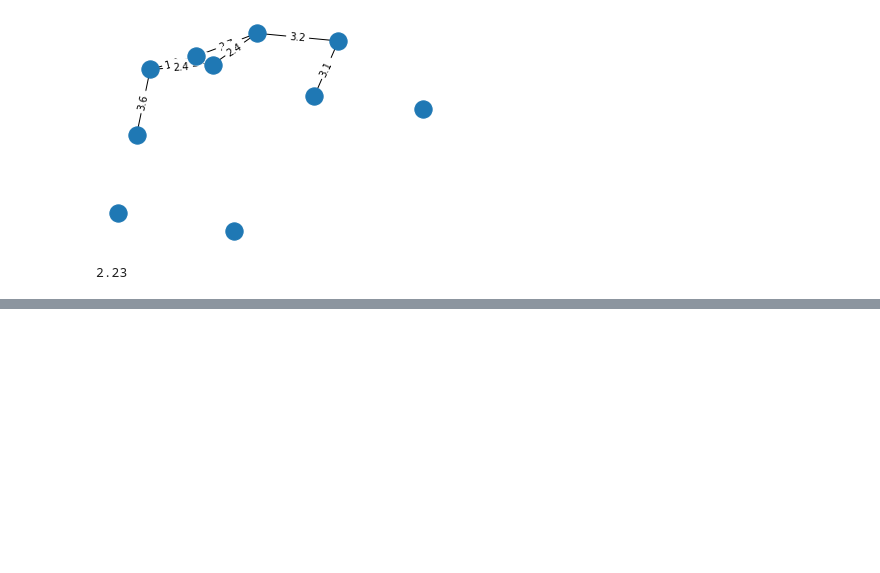
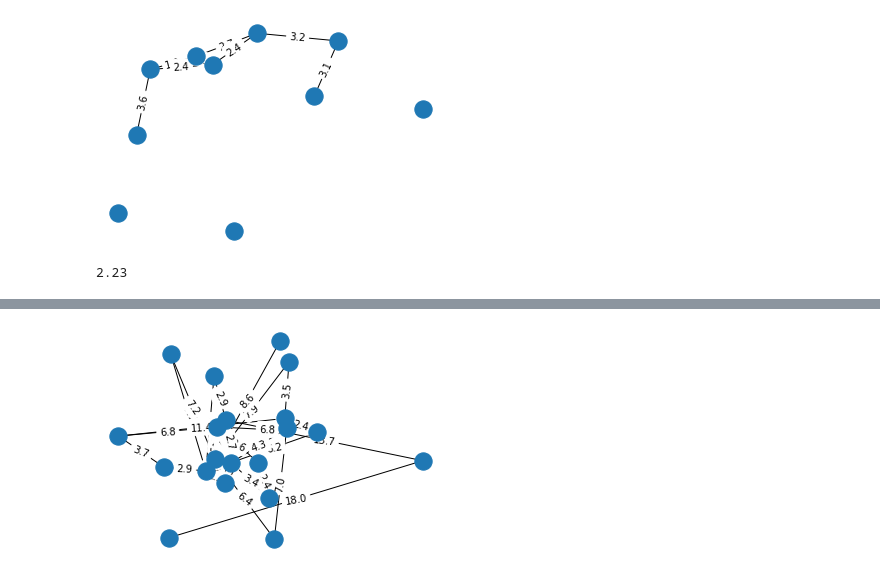
Before and after one commit to Daniel2497/Diskrete_optimierung, a Jupyter notebook: networkx_first_tries/draw_graph_with_distance.ipynb, the cells around one changed output, grey strips where cells are left out. Saved outputs shown, nothing was run; the diff lists cells and outputs as text; code cells hidden in the pictures; blank space fills up the shorter version.

```diff
--- a/networkx_first_tries/draw_graph_with_distance.ipynb
+++ b/networkx_first_tries/draw_graph_with_distance.ipynb
@@ -58,0 +130,28 @@ math.sqrt((pos[i][0]-pos[j][0])**2+(pos[i][1]-pos[j][1])**2)
+# %%
+n=20
+pos = {i: (random.gauss(0, 4), random.gauss(0, 4)) for i in range(n)}
+G2 = nx.random_geometric_graph(n,seed=3413, radius=rad,pos=pos)
+
+smallest_dist=100
+for i in range(n):
+    for j in range(i+1,n):
+        if((pos[i][0]-pos[j][0])**2+(pos[i][1]-pos[j][1])**2<smallest_dist**2):
+            smallest_dist=math.sqrt((pos[i][0]-pos[j][0])**2+(pos[i][1]-pos[j][1])**2)
+
+for i in range(n):
+    for j in range(0,i):
+        dist=math.sqrt((pos[i][0]-pos[j][0])**2+(pos[i][1]-pos[j][1])**2)
+        #G2.add_weighted_edges_from([(i,j,dist)])
+        add_edge=False
+        if( smallest_dist/dist>(np.random.uniform(0,1))):
+            G2.add_weighted_edges_from([(i,j,dist)])
+edge_labels=dict([((u,v,),d['weight'])
+    for u,v,d in G2.edges(data=True)])
+
+for pair in edge_labels.keys():
+    edge_labels[pair]=round(edge_labels[pair],1)
+nx.draw_networkx_edge_labels(G2,pos,edge_labels=edge_labels)
+nx.draw(G2,pos)
+plt.show()
+# %% [output]
+[figure, added]
```
Also changed, not shown: parts of 14 cells of this notebook, 2 other files.
